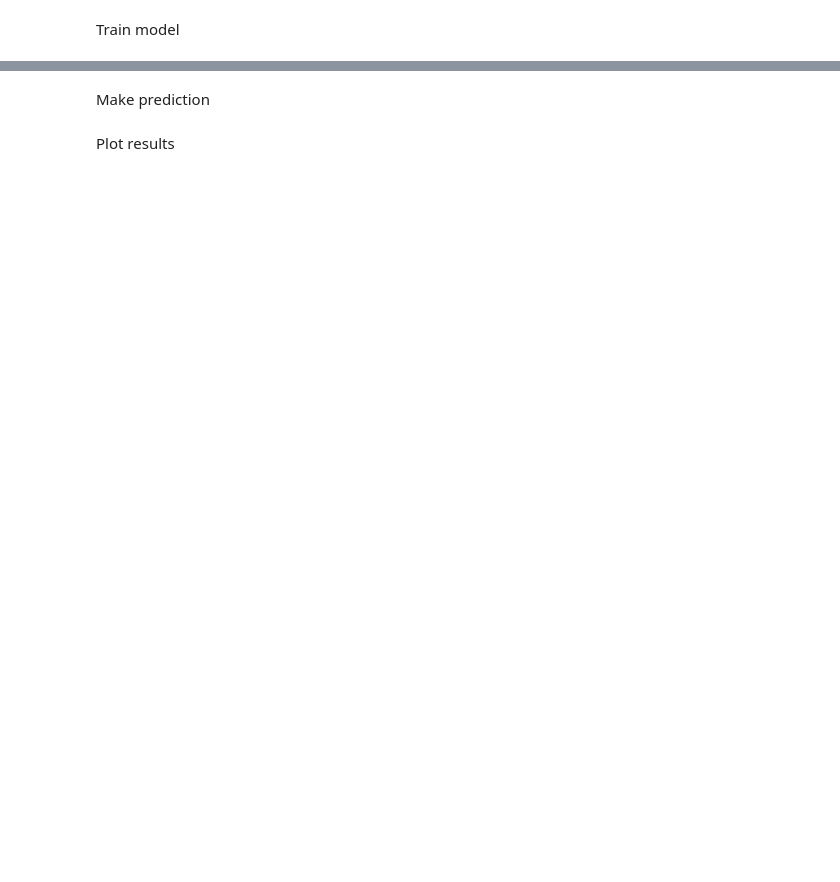
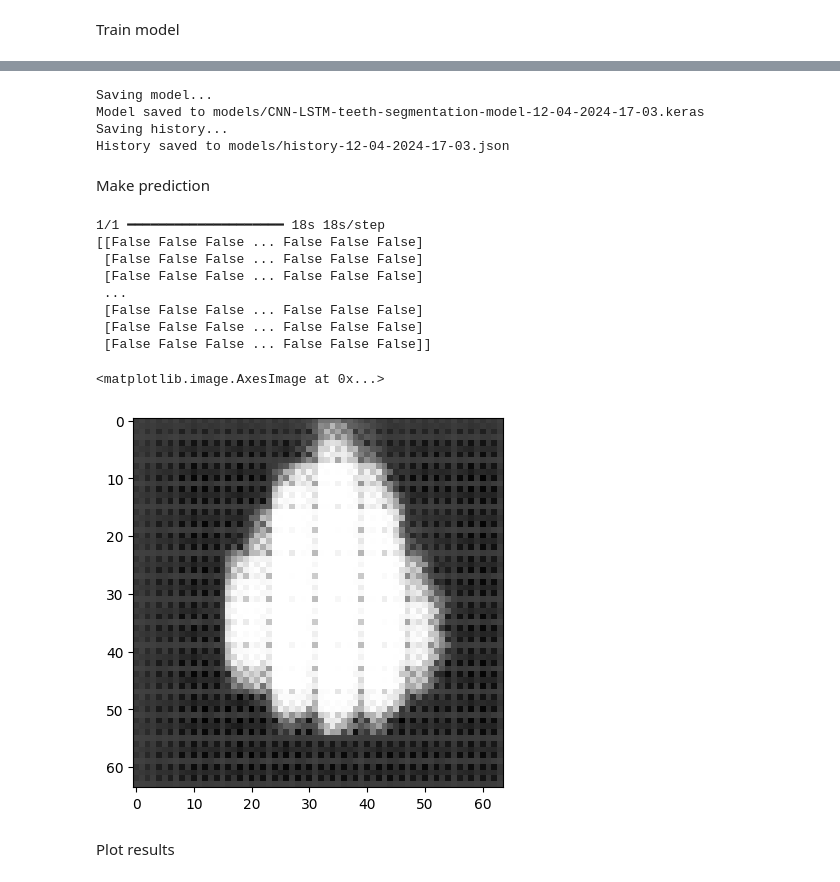
Before and after one commit to kkaczmarskinpg/teeth-segmentation-cbct-images-cnn-lstm, a Jupyter notebook: cnn-lstm-teeth-segmentation.ipynb, the cells around one changed output, grey strips where cells are left out. Drawn from its saved outputs; the diff is of its cells as text; code cells hidden in the pictures; blank space fills up the shorter version.

```diff
--- a/cnn-lstm-teeth-segmentation.ipynb
+++ b/cnn-lstm-teeth-segmentation.ipynb
@@ -2,6 +2,7 @@
 import utils
 import metrics
 import CNNLSTMModel
+import ConvLSTM2DModel
 
 import os
 import matplotlib.pyplot as plt
@@ -10,8 +11,12 @@ import tensorflow as tf
 from sklearn.model_selection import train_test_split
 
 LUCKY_NUMBER = 2
-TARGET_SIZE = (64, 64) # For no compression choose -1
+TARGET_SIZE = (16, 16) # For no compression choose -1
 TARGET_SLICES = 304
+np.random.seed(LUCKY_NUMBER)
+
+PHOTOS_PATH = "E:\\images\\"
+MASK_PATH = "E:\\masks\\"
 # %%
 print("GPUs Available: ",tf.config.list_physical_devices('GPU'))
 
@@ -29,17 +37,16 @@ if gpus:
 # %% [markdown]
 Prepare data
 # %%
-photos_path = "E:\\images\\"
-masks_path = "E:\\masks\\"
-
-scan_names = [file[:8] for file in os.listdir(photos_path) if file.endswith(".nii.gz")]
+scan_names = [file[:8] for file in os.listdir(PHOTOS_PATH) if file.endswith(".nii.gz")]
 train, val, test = utils.split_train_val_test(scan_names, 0.7, 0.15, 0.15)
-
 print(f"Training data size: {len(train)}, Validation data size: {len(val)}, Test data size: {len(test)}")
 
-train_gen = utils.cbct_data_generator(photos_path, masks_path, train)
-val_gen = utils.cbct_data_generator(photos_path, masks_path, val)
+train_gen = utils.cbct_data_generator(PHOTOS_PATH, MASK_PATH, train)
+val_gen = utils.cbct_data_generator(PHOTOS_PATH, MASK_PATH, val)
 
-epochs = 20
+epochs = 10
 model = CNNLSTMModel.create_cnn_lstm_model(image_shape=TARGET_SIZE, num_slices=TARGET_SLICES)
+#model = ConvLSTM2DModel.create_cnn_convlstm2d_model(image_shape=TARGET_SIZE, num_slices=TARGET_SLICES)
 model.summary()
+
+print(model.output_shape)
@@ -57,19 +87,37 @@ model.fit(
 # %%
 utils.save_model(model)
+# %% [output]
+Saving model...
+Model saved to models/CNN-LSTM-teeth-segmentation-model-12-04-2024-17-03.keras
+Saving history...
+History saved to models/history-12-04-2024-17-03.json
 # %% [markdown]
 Make prediction
 # %%
-test_scan = utils.load_nifti_cbct_scan(photos_path+train[1]+"_0000.nii.gz")
+test_scan = utils.load_nifti_cbct_scan(PHOTOS_PATH+train[1]+"_0000.nii.gz")
 test_scan = test_scan[..., np.newaxis]
 test_scan = np.expand_dims(test_scan, axis=0)
 
 predictions = model.predict(test_scan)
 
 predicted_mask = predictions[0]
 
 binary_mask = (predicted_mask > 0.5).astype(np.float32)
 
 print(predicted_mask[200,:,:,0] == predicted_mask[300,:,:,0])
+
+plt.imshow(predicted_mask[120, :, :, 0], cmap="gray")
+# %% [output]
+1/1 ━━━━━━━━━━━━━━━━━━━━ 18s 18s/step
+[[False False False ... False False False]
+ [False False False ... False False False]
+ [False False False ... False False False]
+ ...
+ [False False False ... False False False]
+ [False False False ... False False False]
+ [False False False ... False False False]]
+<matplotlib.image.AxesImage at 0x...>
+[figure, added]
 # %% [markdown]
 Plot results
 # %%
```
Also changed, not shown: parts of 4 cells of this notebook, 4 other files.
